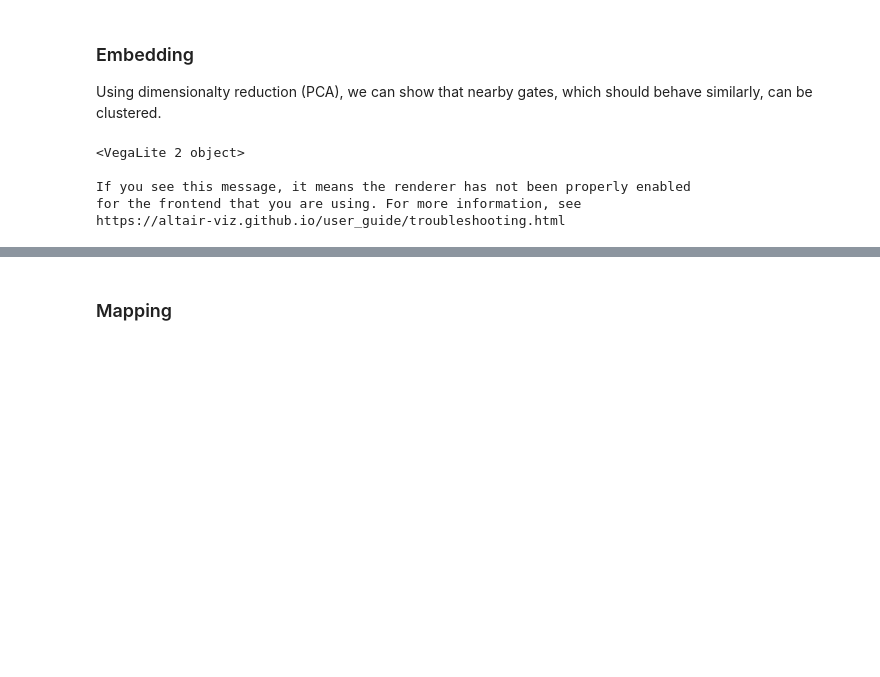
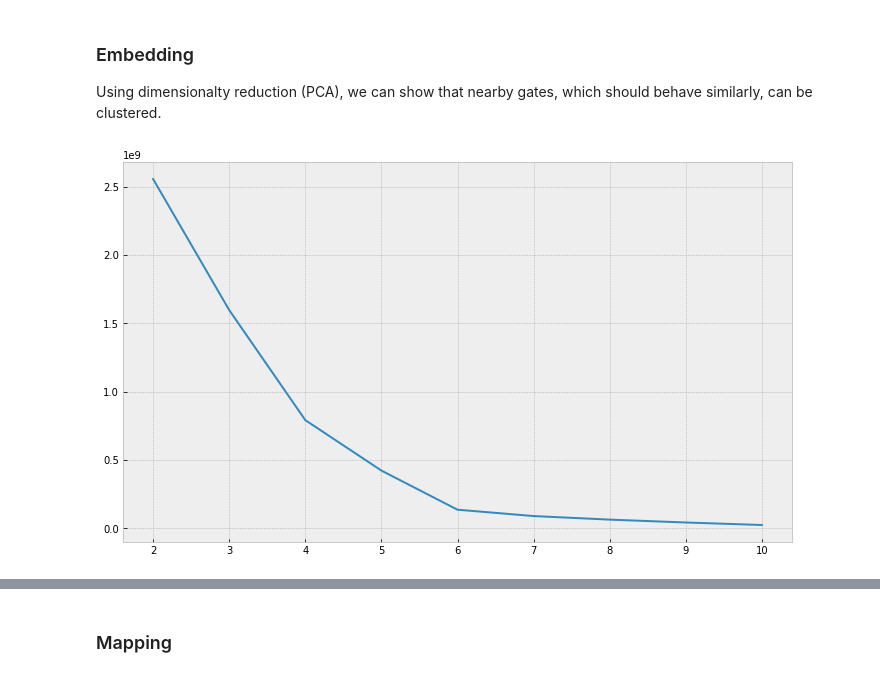
Before and after one commit to aliakbars/banjir-jakarta, a Jupyter notebook: jakarta-water-level-20181029.ipynb, the cells around one changed output, grey strips where cells are left out. Drawn from its saved outputs; the diff is of its cells as text; code cells hidden in the pictures; blank space fills up the shorter version.

```diff
--- a/jakarta-water-level-20181029.ipynb
+++ b/jakarta-water-level-20181029.ipynb
@@ -211,23 +210,15 @@ from sklearn.decomposition import PCA
 
 pca = PCA(n_components=2)
 X = pca.fit_transform(pv.T)
-# %%
-import altair as alt
-
-alt.Chart(pd.DataFrame({
-    'x0': X[:,0],
-    'x1': X[:,1],
-    'name': gates['name'],
-    'location': gates['location']
-})).mark_point().encode(
-    x='x0',
-    y='x1',
-    color='location',
-    tooltip='name'
-).interactive()
-# %% [output]
-<VegaLite 2 object>
-
-If you see this message, it means the renderer has not been properly enabled
-for the frontend that you are using. For more information, see
-https://altair-viz.github.io/user_guide/troubleshooting.html
+# %%
+from sklearn.cluster import KMeans
+
+v = []
+for k in range(2,11):
+    clf = KMeans(k)
+    clf.fit(X)
+    v.append(clf.inertia_)
+
+plt.plot(range(2,11), v);
+# %% [output]
+[figure, added]
```
Also changed, not shown: parts of 4 cells of this notebook.
